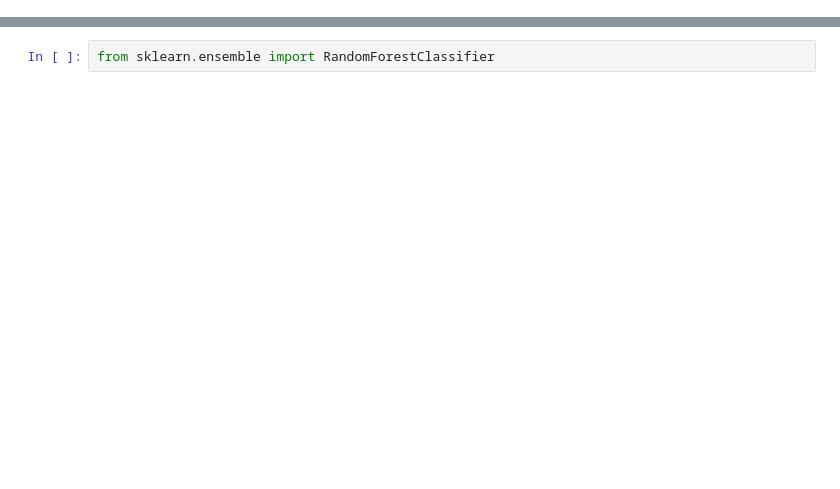
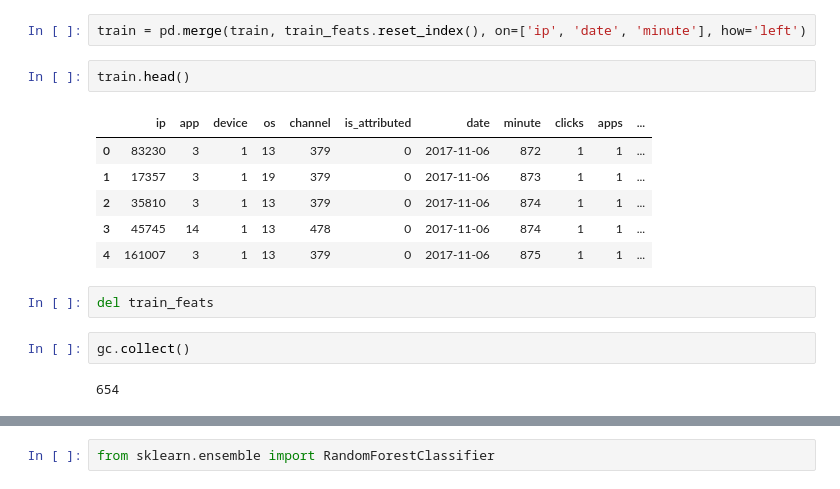
Before and after one commit to emmygold1/kaggle_proj, a Jupyter notebook: talking_data/notebooks/aggregated_clicks.ipynb, the cells around one changed output, grey strips where cells are left out. Saved outputs shown, nothing was run; the diff lists cells and outputs as text; blank space fills up the shorter version.

```diff
--- a/talking_data/notebooks/aggregated_clicks.ipynb
+++ b/talking_data/notebooks/aggregated_clicks.ipynb
@@ -97,0 +137,17 @@ dtype: int64
+# %%
+train = pd.merge(train, train_feats.reset_index(), on=['ip', 'date', 'minute'], how='left')
+# %%
+train.head()
+# %% [output]
+|  | ip | app | device | os | channel | is_attributed | date | minute | clicks | apps | ... |
+| 0 | 83230 | 3 | 1 | 13 | 379 | 0 | 2017-11-06 | 872 | 1 | 1 | ... |
+| 1 | 17357 | 3 | 1 | 19 | 379 | 0 | 2017-11-06 | 873 | 1 | 1 | ... |
+| 2 | 35810 | 3 | 1 | 13 | 379 | 0 | 2017-11-06 | 874 | 1 | 1 | ... |
+| 3 | 45745 | 14 | 1 | 13 | 478 | 0 | 2017-11-06 | 874 | 1 | 1 | ... |
+| 4 | 161007 | 3 | 1 | 13 | 379 | 0 | 2017-11-06 | 875 | 1 | 1 | ... |
+# %%
+del train_feats
+# %%
+gc.collect()
+# %% [output]
+654
```
Also changed, not shown: parts of 74 cells of this notebook.
